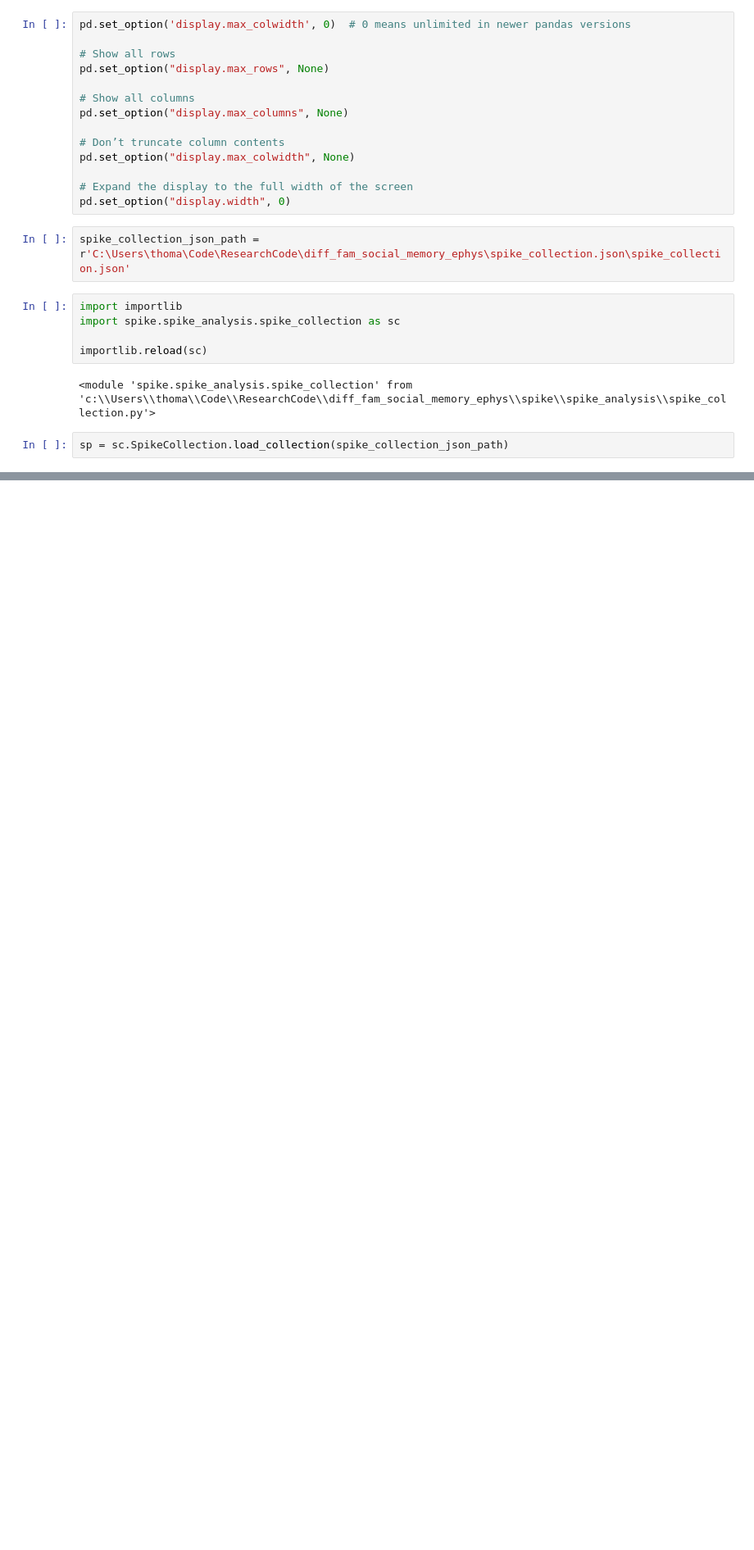
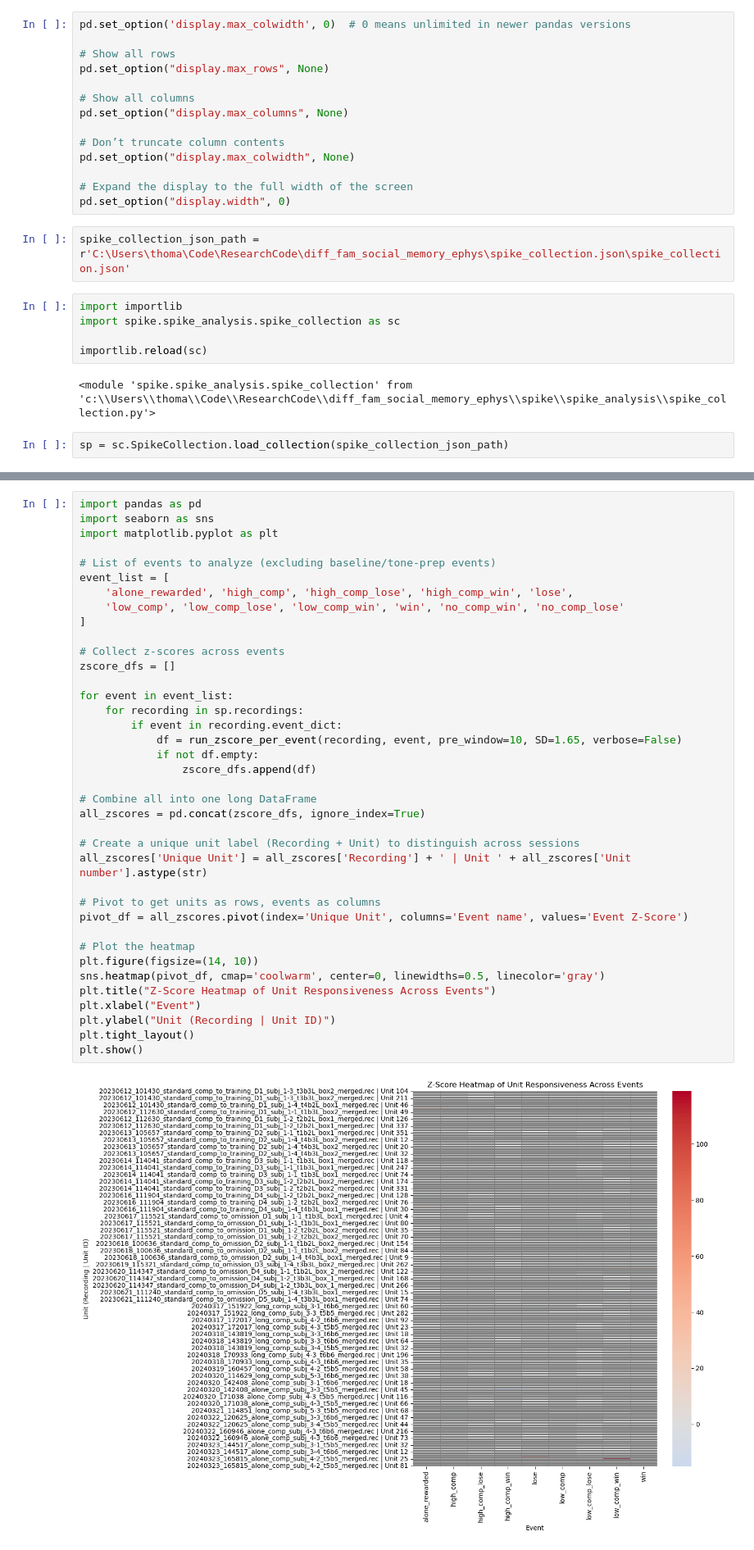
Before and after one commit to padillacoreanolab/diff_fam_social_memory_ephys, a Jupyter notebook: other_peoples_sutff/Thomas/z_score_analysis.ipynb, the cells around one changed output, grey strips where cells are left out. Shown: that part at 82% size. Cells and saved outputs as stored; diff of their text form; blank space fills up the shorter version.

```diff
--- a/other_peoples_sutff/Thomas/z_score_analysis.ipynb
+++ b/other_peoples_sutff/Thomas/z_score_analysis.ipynb
@@ -44,0 +407,40 @@ MemoryError: Unable to allocate 104. MiB for an array with shape (13672522,) and
+# %%
+import pandas as pd
+import seaborn as sns
+import matplotlib.pyplot as plt
+
+# List of events to analyze (excluding baseline/tone-prep events)
+event_list = [
+    'alone_rewarded', 'high_comp', 'high_comp_lose', 'high_comp_win', 'lose',
+    'low_comp', 'low_comp_lose', 'low_comp_win', 'win', 'no_comp_win', 'no_comp_lose'
+]
+
+# Collect z-scores across events
+zscore_dfs = []
+
+for event in event_list:
+    for recording in sp.recordings:
+        if event in recording.event_dict:
+            df = run_zscore_per_event(recording, event, pre_window=10, SD=1.65, verbose=False)
+            if not df.empty:
+                zscore_dfs.append(df)
+
+# Combine all into one long DataFrame
+all_zscores = pd.concat(zscore_dfs, ignore_index=True)
+
+# Create a unique unit label (Recording + Unit) to distinguish across sessions
+all_zscores['Unique Unit'] = all_zscores['Recording'] + ' | Unit ' + all_zscores['Unit number'].astype(str)
+
+# Pivot to get units as rows, events as columns
+pivot_df = all_zscores.pivot(index='Unique Unit', columns='Event name', values='Event Z-Score')
+
+# Plot the heatmap
+plt.figure(figsize=(14, 10))
+sns.heatmap(pivot_df, cmap='coolwarm', center=0, linewidths=0.5, linecolor='gray')
+plt.title("Z-Score Heatmap of Unit Responsiveness Across Events")
+plt.xlabel("Event")
+plt.ylabel("Unit (Recording | Unit ID)")
+plt.tight_layout()
+plt.show()
+# %% [output]
+[figure, added]
```
Also changed, not shown: parts of 12 cells of this notebook, 1 other file.
